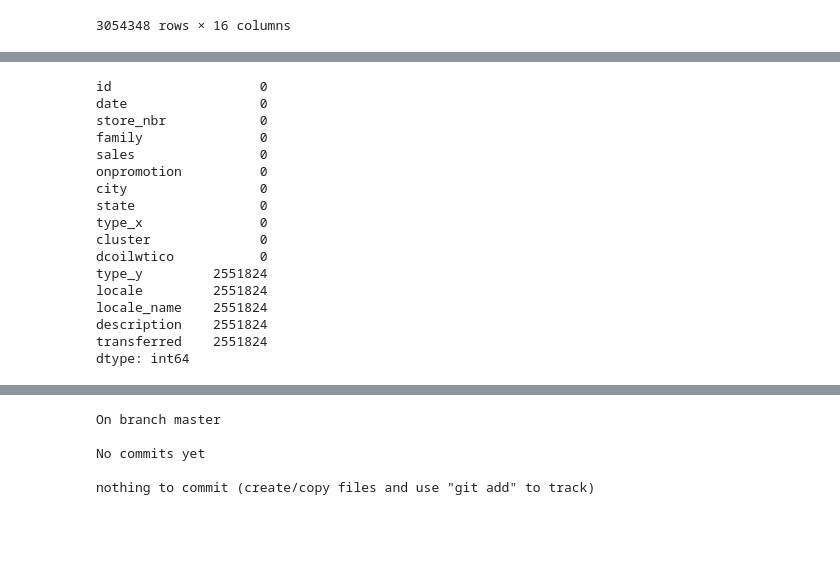
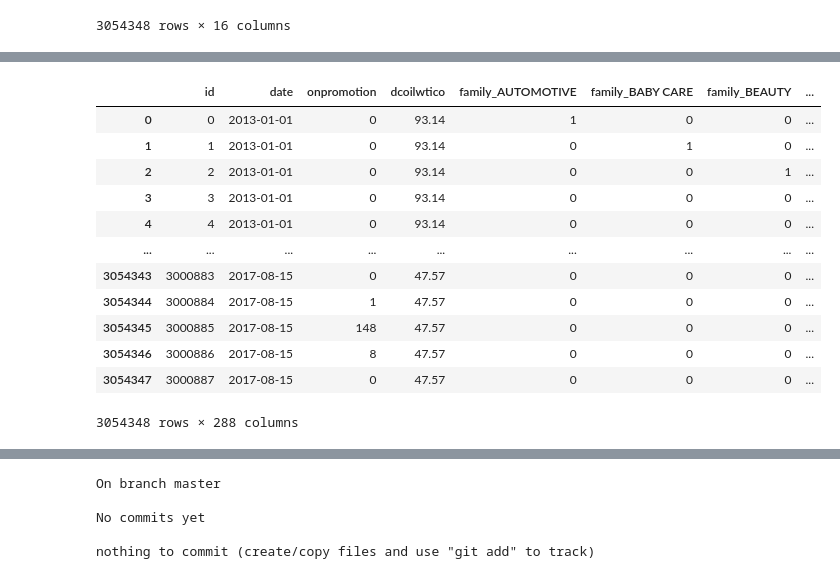
Before and after one commit to ferrry-ghsb/bigdata_6team, a Jupyter notebook: 빅데이터_.ipynb, the cells around one changed output, grey strips where cells are left out. Saved outputs shown, nothing was run; the diff lists cells and outputs as text; code cells hidden in the pictures; blank space fills up the shorter version.

```diff
--- a/빅데이터_.ipynb
+++ b/빅데이터_.ipynb
@@ -307,23 +387,21 @@ dtype: int64
 # %%
 #dcoilwtico의 null값을 뒷값으로 대체(첫행부터 값이 존재하지 않아서 뒷값으로 대체함)
-train_cp['dcoilwtico'].fillna(method='bfill', inplace=True)
+train_trans['dcoilwtico'].fillna(method='bfill', inplace=True)
 # %%
 train_cp.isnull().sum()
-# %% [output]
-id                   0
-date                 0
-store_nbr            0
-family               0
-sales                0
-onpromotion          0
-city                 0
-state                0
-type_x               0
-cluster              0
-dcoilwtico           0
-type_y         2551824
-locale         2551824
-locale_name    2551824
-description    2551824
-transferred    2551824
-dtype: int64
+# %%
+train_trans
+# %% [output]
+|  | id | date | onpromotion | dcoilwtico | family_AUTOMOTIVE | family_BABY CARE | family_BEAUTY | ... |
+| 0 | 0 | 2013-01-01 | 0 | 93.14 | 1 | 0 | 0 | ... |
+| 1 | 1 | 2013-01-01 | 0 | 93.14 | 0 | 1 | 0 | ... |
+| 2 | 2 | 2013-01-01 | 0 | 93.14 | 0 | 0 | 1 | ... |
+| 3 | 3 | 2013-01-01 | 0 | 93.14 | 0 | 0 | 0 | ... |
+| 4 | 4 | 2013-01-01 | 0 | 93.14 | 0 | 0 | 0 | ... |
+| ... | ... | ... | ... | ... | ... | ... | ... | ... |
+| 3054343 | 3000883 | 2017-08-15 | 0 | 47.57 | 0 | 0 | 0 | ... |
+| 3054344 | 3000884 | 2017-08-15 | 1 | 47.57 | 0 | 0 | 0 | ... |
+| 3054345 | 3000885 | 2017-08-15 | 148 | 47.57 | 0 | 0 | 0 | ... |
+| 3054346 | 3000886 | 2017-08-15 | 8 | 47.57 | 0 | 0 | 0 | ... |
+| 3054347 | 3000887 | 2017-08-15 | 0 | 47.57 | 0 | 0 | 0 | ... |
+3054348 rows × 288 columns
```
Also changed, not shown: parts of 40 cells of this notebook.
